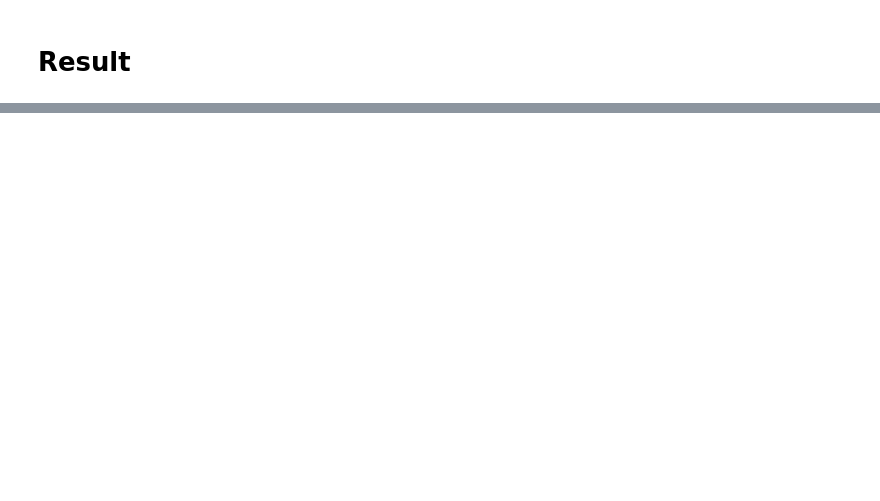
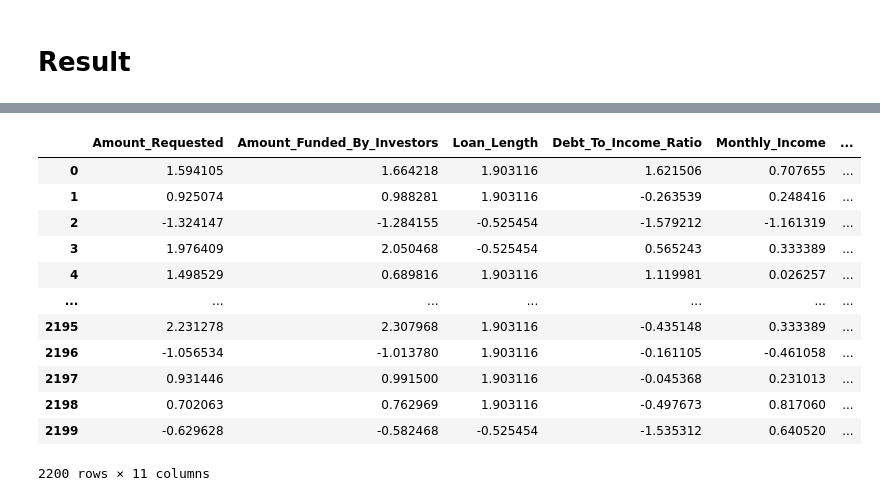
Before and after one commit to prashant4961/bank_interest_rate, a Jupyter notebook: bank_interest_rate.ipynb, the cells around one changed output, grey strips where cells are left out. Drawn from its saved outputs; the diff is of its cells as text; code cells hidden in the pictures; blank space fills up the shorter version.

```diff
--- a/bank_interest_rate.ipynb
+++ b/bank_interest_rate.ipynb
@@ -1426,0 +1657,11 @@ Linear Regression (Variance Threshold = 1.5):
+# %%
+# separating one_hot_encoded and other_columns
+x_old_df=df[['Amount_Requested', 'Amount_Funded_By_Investors',
+       'Loan_Length', 'Debt_To_Income_Ratio', 'Monthly_Income',
+       'Open_CREDIT_Lines', 'Revolving_CREDIT_Balance',
+       'Inquiries_in_the_Last_6_Months', 'Employment_Length','FICO_Range_from', 'FICO_Range_to']]
+x_new_df=df[[ 'car',
+       'credit_card', 'debt_consolidation', 'educational', 'home_improvement',
+       'house', 'major_purchase', 'medical', 'moving', 'other',
+       'renewable_energy', 'small_business', 'vacation', 'wedding',
+        'NONE', 'OTHER', 'OWN', 'RENT']]
@@ -1426,0 +1677,19 @@ Linear Regression (Variance Threshold = 1.5):
+# %%
+std_scaler=StandardScaler()
+std_array=std_scaler.fit_transform(x_old_df)
+std_df=pd.DataFrame(std_array,columns=x_old_df.columns)
+std_df
+# %% [output]
+|  | Amount_Requested | Amount_Funded_By_Investors | Loan_Length | Debt_To_Income_Ratio | Monthly_Income | ... |
+| 0 | 1.594105 | 1.664218 | 1.903116 | 1.621506 | 0.707655 | ... |
+| 1 | 0.925074 | 0.988281 | 1.903116 | -0.263539 | 0.248416 | ... |
+| 2 | -1.324147 | -1.284155 | -0.525454 | -1.579212 | -1.161319 | ... |
+| 3 | 1.976409 | 2.050468 | -0.525454 | 0.565243 | 0.333389 | ... |
+| 4 | 1.498529 | 0.689816 | 1.903116 | 1.119981 | 0.026257 | ... |
+| ... | ... | ... | ... | ... | ... | ... |
+| 2195 | 2.231278 | 2.307968 | 1.903116 | -0.435148 | 0.333389 | ... |
+| 2196 | -1.056534 | -1.013780 | 1.903116 | -0.161105 | -0.461058 | ... |
+| 2197 | 0.931446 | 0.991500 | 1.903116 | -0.045368 | 0.231013 | ... |
+| 2198 | 0.702063 | 0.762969 | 1.903116 | -0.497673 | 0.817060 | ... |
+| 2199 | -0.629628 | -0.582468 | -0.525454 | -1.535312 | 0.640520 | ... |
+2200 rows × 11 columns
```
Also changed, not shown: parts of 47 cells of this notebook, 2 other files.
